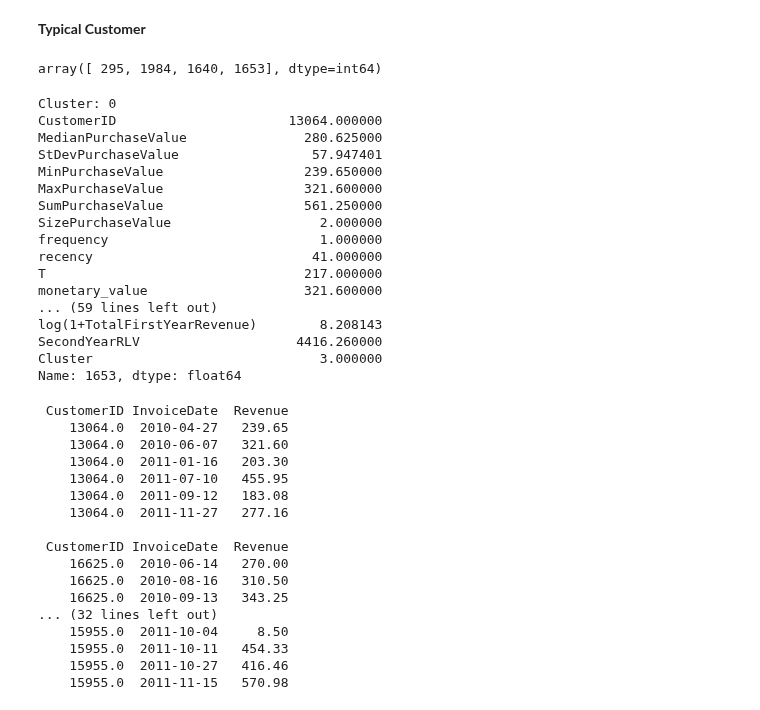
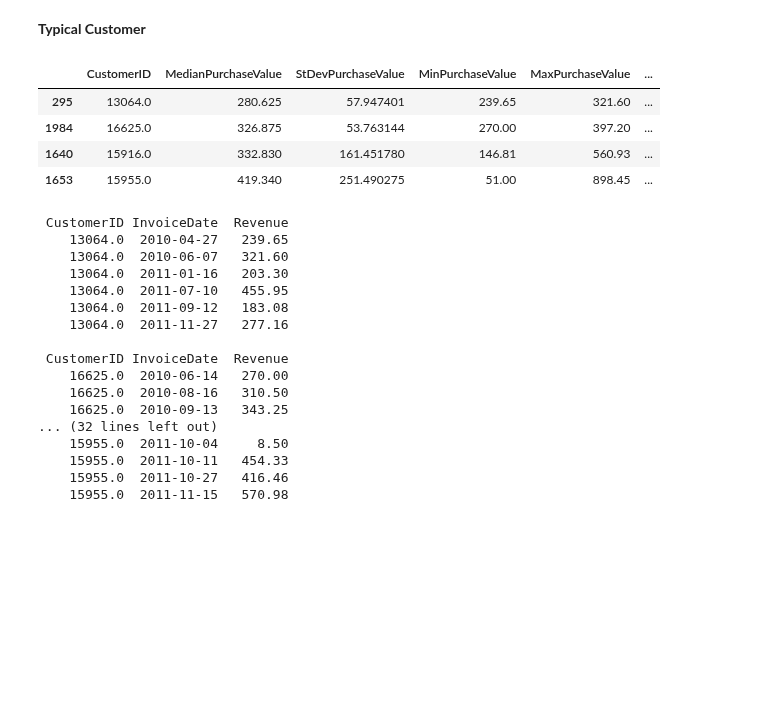
Before and after one commit to W-Tran/Online-Retail, a Jupyter notebook: clustering_daily.ipynb, the cells around one changed output. Saved outputs shown, nothing was run; the diff lists cells and outputs as text; code cells hidden in the pictures; blank space fills up the shorter version.

Commit message:
Print typical customers as a DataFrame

```diff
--- a/clustering_daily.ipynb
+++ b/clustering_daily.ipynb
@@ -346,39 +346,17 @@ Before log transformations all of the monetary aggregation features are right sk
 <br>
 # %% [markdown]
 **Typical Customer**
-# %%
-closest, _ = pairwise_distances_argmin_min(sorted_cluster_centers, scaler.transform(features[cluster_feats]))
-closest
-# %% [output]
-array([ 295, 1984, 1640, 1653], dtype=int64)
-# %%
-typical_customers = []
-for i, idx in enumerate(closest):
-    typical_customers.append(features.iloc[idx].CustomerID)
-    features_copy = features.copy()
-    for j, col in enumerate(cluster_feats):
-        features_copy[col] = np.exp(features_copy[col]) - 1  # Reverse log transform
-        features_copy.rename(columns={col:feats_to_transform[j]}, inplace=True)
-    print(f"Cluster: {i}")
-    print(features_copy.iloc[idx])
-    print()
-del features_copy
-# %% [output]
-Cluster: 0
-CustomerID                      13064.000000
-MedianPurchaseValue               280.625000
-StDevPurchaseValue                 57.947401
-MinPurchaseValue                  239.650000
-MaxPurchaseValue                  321.600000
-SumPurchaseValue                  561.250000
-SizePurchaseValue                   2.000000
-frequency                           1.000000
-recency                            41.000000
-T                                 217.000000
-monetary_value                    321.600000
-... (59 lines left out)
-log(1+TotalFirstYearRevenue)        8.208143
-SecondYearRLV                    4416.260000
-Cluster                             3.000000
-Name: 1653, dtype: float64
+# %%
+closest, _ = pairwise_distances_argmin_min(sorted_cluster_centers, scaler.transform(features[cluster_feats]))
+features_copy = features.copy()
+for transf_col, col in zip(transformed_feat_names, feats_to_transform):
+    features_copy[transf_col] = np.exp(features_copy[transf_col]) - 1
+    features_copy.rename(columns={transf_col:col}, inplace=True)
+features_copy.iloc[closest].drop(columns=["log(1+TotalFirstYearRevenue)"])
+# %% [output]
+|  | CustomerID | MedianPurchaseValue | StDevPurchaseValue | MinPurchaseValue | MaxPurchaseValue | ... |
+| 295 | 13064.0 | 280.625 | 57.947401 | 239.65 | 321.60 | ... |
+| 1984 | 16625.0 | 326.875 | 53.763144 | 270.00 | 397.20 | ... |
+| 1640 | 15916.0 | 332.830 | 161.451780 | 146.81 | 560.93 | ... |
+| 1653 | 15955.0 | 419.340 | 251.490275 | 51.00 | 898.45 | ... |
 # %%
```
Also changed, not shown: parts of 4 cells of this notebook.
